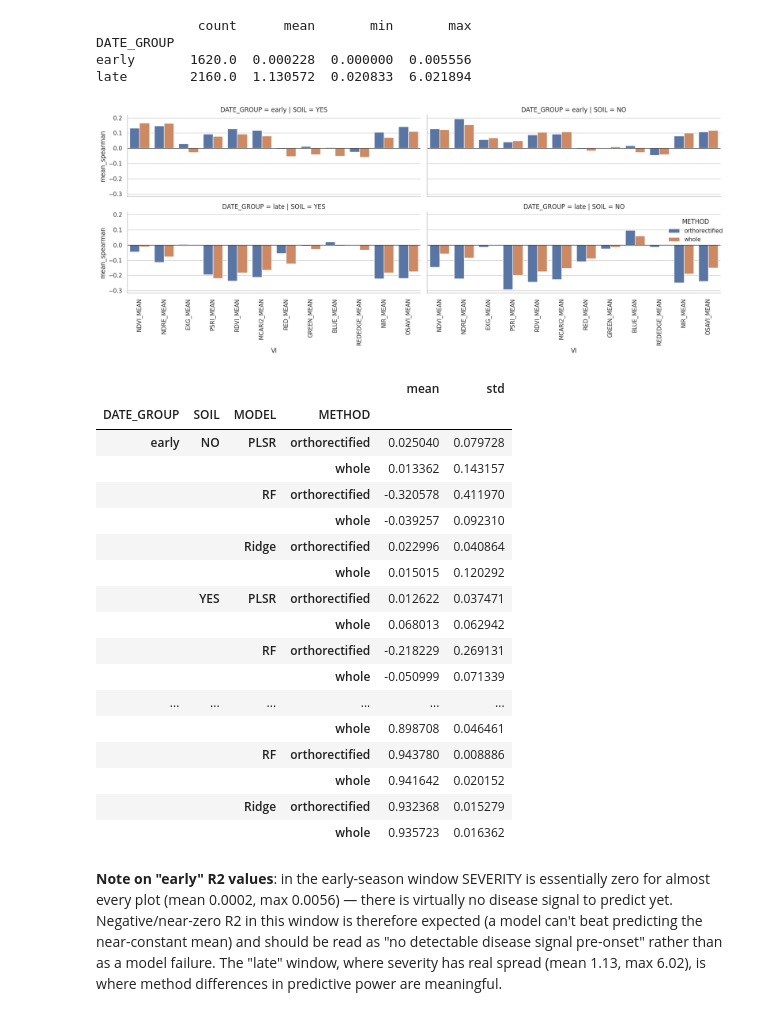
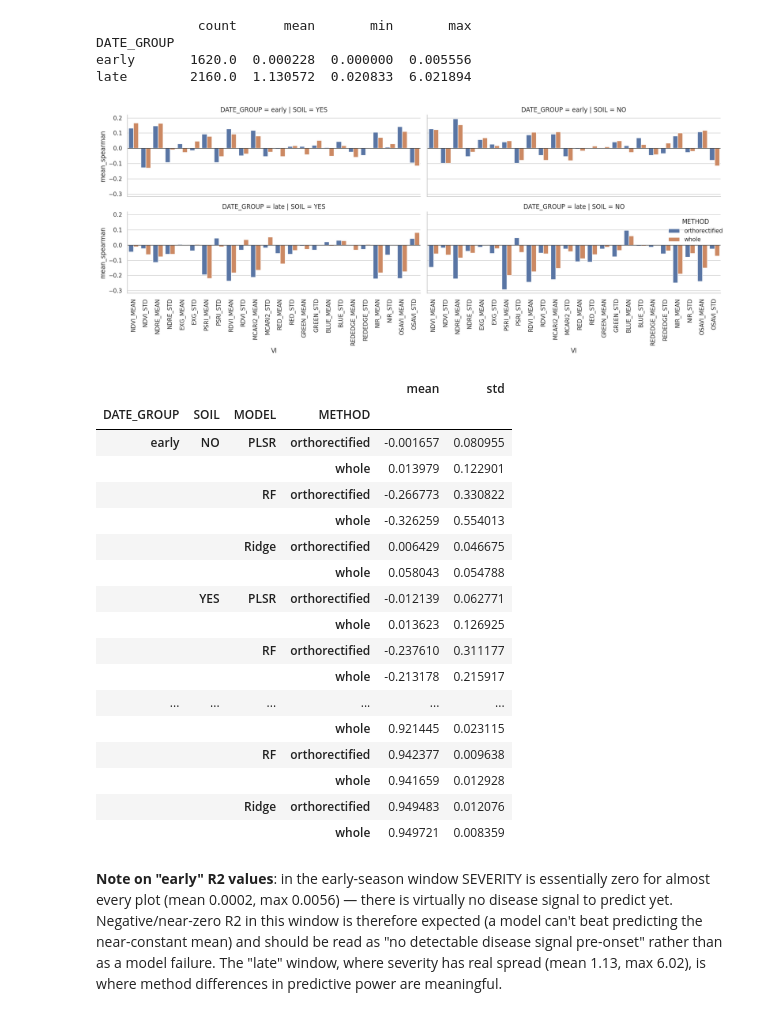
Before and after one commit to tingyan08/Micasense-RedEdge-MX-Processing, a Jupyter notebook: notebook/method_comparison_PPAC-B3.ipynb, the cells around one changed output. Drawn from its saved outputs; the diff is of its cells as text; code cells hidden in the pictures.

```diff
--- a/notebook/method_comparison_PPAC-B3.ipynb
+++ b/notebook/method_comparison_PPAC-B3.ipynb
@@ -182,7 +178,7 @@ materially affect the fixed-effect (slope/interaction) estimates used below.
 # %%
 mixed_rows = []
 for soil in soils:
-    for vi in vi_mean_cols:
+    for vi in vi_mean_std_cols:
         sub = df_sev.loc[df_sev["SOIL"] == soil, ["POINT", "SEVERITY", "METHOD", vi]].dropna()
         sub = sub.rename(columns={vi: "VI"})
         # z-score the VI predictor: puts all VIs (very different raw scales, e.g. EXG ~0.01-0.09
@@ -245,0 +385,28 @@ fit.summary()
+# %%
+
+# Visualization: coefficients vs permutation importance
+fig, axes = plt.subplots(1, 2, figsize=(16, 6))
+
+for ax, soil in zip(axes, soils):
+    sub_data = joint_mixed_with_perm[joint_mixed_with_perm["SOIL"] == soil].sort_values("coef", ascending=False)
+
+    x = np.arange(len(sub_data))
+    width = 0.35
+
+    ax.bar(x - width/2, sub_data["coef"], width, label="Coefficient (per SD)", alpha=0.8)
+    ax_twin = ax.twinx()
+    ax_twin.bar(x + width/2, sub_data["permutation_importance"], width, label="Permutation Importance", alpha=0.8, color="orange")
+
+    ax.set_xlabel("Vegetation Index", fontsize=11)
+    ax.set_ylabel("Coefficient (mixed model)", fontsize=10, color="C0")
+    ax_twin.set_ylabel("Permutation Importance (R² drop)", fontsize=10, color="orange")
+    ax.set_title(f"Joint Model Importance — SOIL={soil}", fontsize=12)
+    ax.set_xticks(x)
+    ax.set_xticklabels(sub_data["VI"], rotation=90, fontsize=9)
+    ax.axhline(0, color="k", lw=0.8, linestyle="--", alpha=0.3)
+    ax.legend(loc="upper left", fontsize=9)
+    ax_twin.legend(loc="upper right", fontsize=9)
+    ax.grid(axis="y", alpha=0.3)
+
+plt.tight_layout()
+plt.show()
@@ -247,7 +416,7 @@ fit.summary()
 # Per-date Spearman correlation (VI vs SEVERITY across 135 points), Fisher-z averaged across dates
 spearman_rows = []
 for (method, soil), sub in combo_data.items():
-    for vi in vi_mean_cols:
+    for vi in vi_mean_std_cols:
         rhos = []
         for _, g in sub.groupby("DATE"):
             r, _ = spearmanr(g[vi], g["SEVERITY"])
@@ -319,7 +488,7 @@ cv_rows = []
 fitted_models = {}  # (method, soil, model_name) -> list of fitted models, one per fold
 
 for (method, soil), sub in combo_data.items():
-    X = sub[vi_mean_cols].to_numpy()
+    X = sub[vi_mean_std_cols].to_numpy()
     y = sub["SEVERITY"].to_numpy()
     groups = sub["POINT"].to_numpy()
     models = make_models()
@@ -419,33 +588,33 @@ late        2160.0  1.130572  0.020833  6.021894
 # %%
 # Spearman correlation strength (VI vs SEVERITY) per date group, METHOD, SOIL
 strat_spearman_rows = []
 for (method, soil), _ in combo_data.items():
     sub_full = df_sev[(df_sev["METHOD"] == method) & (df_sev["SOIL"] == soil)]
     for group in ["early", "late"]:
         sub = sub_full[sub_full["DATE_GROUP"] == group]
-        for vi in vi_mean_cols:
+        for vi in vi_mean_std_cols:
             rhos = []
             for _, g in sub.groupby("DATE"):
                 r, _ = spearmanr(g[vi], g["SEVERITY"])
                 rhos.append(r)
             z = np.arctanh(np.clip(rhos, -0.999, 0.999))
             mean_rho = np.tanh(np.nanmean(z))
             strat_spearman_rows.append({"METHOD": method, "SOIL": soil, "DATE_GROUP": group,
                                          "VI": vi, "mean_spearman": mean_rho})
 
 strat_spearman_df = pd.DataFrame(strat_spearman_rows)
 
 g = sns.catplot(
     data=strat_spearman_df, x="VI", y="mean_spearman", hue="METHOD",
     col="SOIL", row="DATE_GROUP", kind="bar", height=3.5, aspect=2.2,
 )
 for ax in g.axes.flat:
     ax.tick_params(axis="x", rotation=90)
     ax.axhline(0, color="k", lw=0.8)
 plt.tight_layout()
 plt.show()
 # %% [output]
-[figure, old version]
+[figure, new version]
 # %%
 # Predictive R2 within each date-group, METHOD, SOIL (GroupKFold(3) - fewer dates per group)
 strat_cv = GroupKFold(n_splits=3)
@@ -455,7 +624,7 @@ for (method, soil), _ in combo_data.items():
     sub_full = df_sev[(df_sev["METHOD"] == method) & (df_sev["SOIL"] == soil)]
     for group in ["early", "late"]:
         sub = sub_full[sub_full["DATE_GROUP"] == group]
-        X = sub[vi_mean_cols].to_numpy()
+        X = sub[vi_mean_std_cols].to_numpy()
         y = sub["SEVERITY"].to_numpy()
         groups_arr = sub["POINT"].to_numpy()
 
@@ -474,22 +643,22 @@ strat_cv_df.groupby(["DATE_GROUP", "SOIL", "MODEL", "METHOD"])["R2"].agg(["mean"
 # %% [output]
 |  |  |  |  | mean | std |
 | DATE_GROUP | SOIL | MODEL | METHOD |  |  |
-| early | NO | PLSR | orthorectified | 0.025040 | 0.079728 |
-|  |  |  | whole | 0.013362 | 0.143157 |
-|  |  | RF | orthorectified | -0.320578 | 0.411970 |
-|  |  |  | whole | -0.039257 | 0.092310 |
-|  |  | Ridge | orthorectified | 0.022996 | 0.040864 |
-|  |  |  | whole | 0.015015 | 0.120292 |
-|  | YES | PLSR | orthorectified | 0.012622 | 0.037471 |
-|  |  |  | whole | 0.068013 | 0.062942 |
-|  |  | RF | orthorectified | -0.218229 | 0.269131 |
-|  |  |  | whole | -0.050999 | 0.071339 |
+| early | NO | PLSR | orthorectified | -0.001657 | 0.080955 |
+|  |  |  | whole | 0.013979 | 0.122901 |
+|  |  | RF | orthorectified | -0.266773 | 0.330822 |
+|  |  |  | whole | -0.326259 | 0.554013 |
+|  |  | Ridge | orthorectified | 0.006429 | 0.046675 |
+|  |  |  | whole | 0.058043 | 0.054788 |
+|  | YES | PLSR | orthorectified | -0.012139 | 0.062771 |
+|  |  |  | whole | 0.013623 | 0.126925 |
+|  |  | RF | orthorectified | -0.237610 | 0.311177 |
+|  |  |  | whole | -0.213178 | 0.215917 |
 | ... | ... | ... | ... | ... | ... |
-|  |  |  | whole | 0.898708 | 0.046461 |
-|  |  | RF | orthorectified | 0.943780 | 0.008886 |
-|  |  |  | whole | 0.941642 | 0.020152 |
-|  |  | Ridge | orthorectified | 0.932368 | 0.015279 |
-|  |  |  | whole | 0.935723 | 0.016362 |
+|  |  |  | whole | 0.921445 | 0.023115 |
+|  |  | RF | orthorectified | 0.942377 | 0.009638 |
+|  |  |  | whole | 0.941659 | 0.012928 |
+|  |  | Ridge | orthorectified | 0.949483 | 0.012076 |
+|  |  |  | whole | 0.949721 | 0.008359 |
 # %% [markdown]
 **Note on "early" R2 values**: in the early-season window SEVERITY is essentially zero
 for almost every plot (mean 0.0002, max 0.0056) — there is virtually no disease signal to
```
Also changed, not shown: parts of 17 cells of this notebook, 18 other files.
